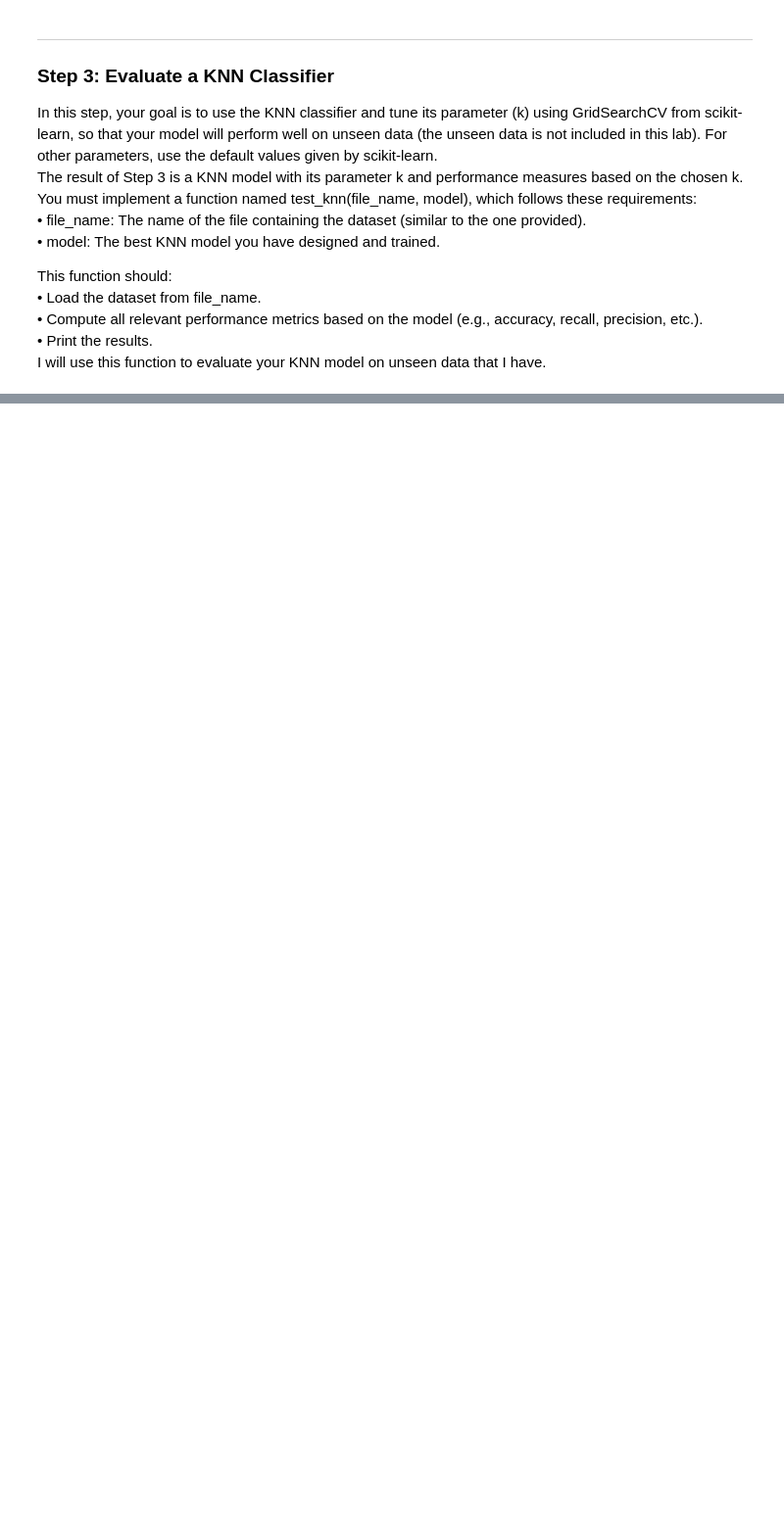
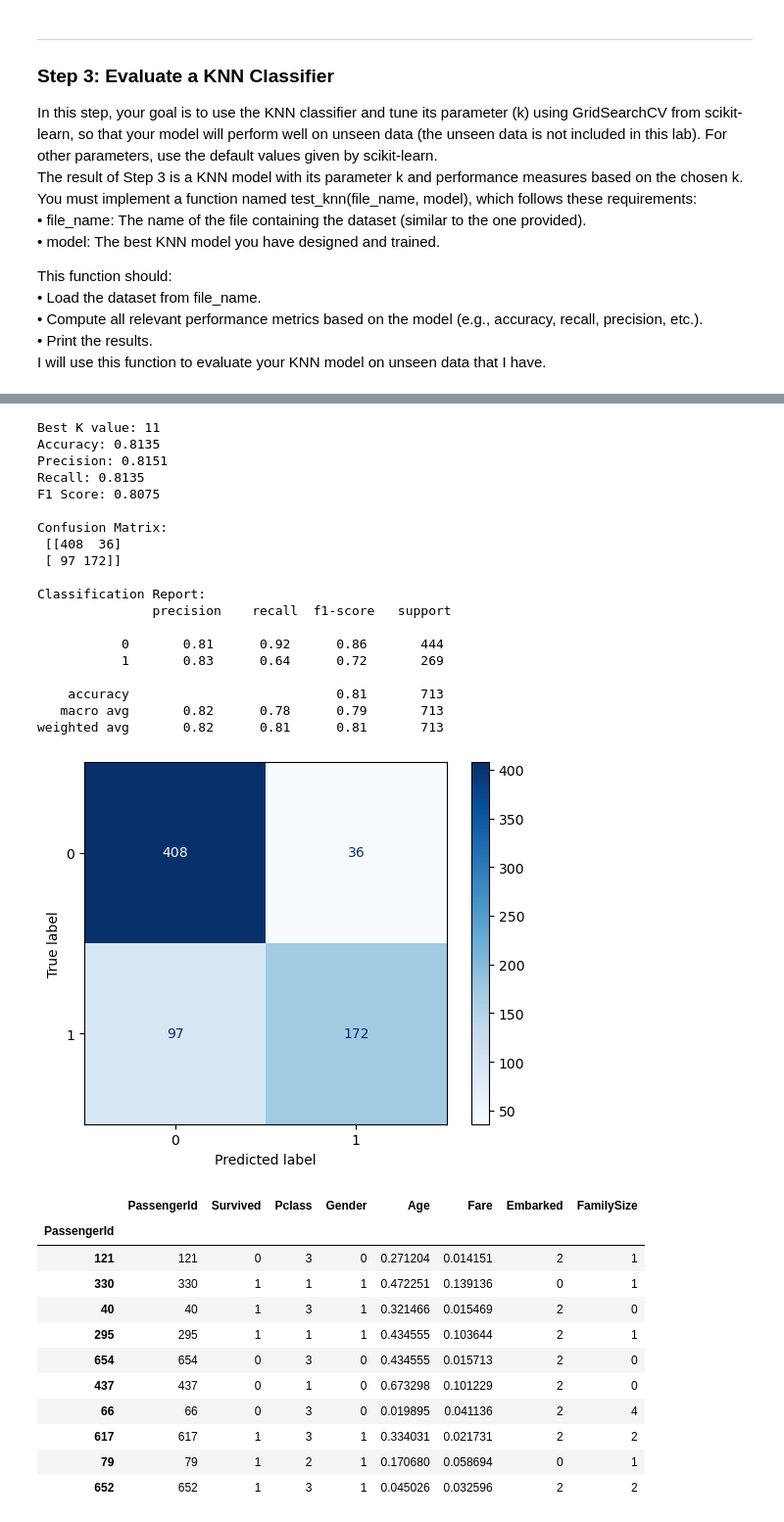
Before and after one commit to NolanMM/PROG74000-25W-Sec1-Applications-of-Artificial-Intelligence-and-Machine-Learning, a Jupyter notebook: Assignment_3/Assignment_3.ipynb, the cells around one changed output, grey strips where cells are left out. Shown at 98% size. Cells and saved outputs as stored; diff of their text form; code cells hidden in the pictures; blank space fills up the shorter version.

Commit message:
Step 4 & code refactoring

```diff
--- a/Assignment_3/Assignment_3.ipynb
+++ b/Assignment_3/Assignment_3.ipynb
@@ -632,3 +586,42 @@ For example, when doing 'df[col].method(value, inplace=True)', try using 'df.met
+# %%
+knn_classifier = step_3_knn_classifier(scaled_filled_handled_cate_df)
+knn_model = knn_classifier.get_best_knn_model()
+knn_classifier.test_knn("./Dataset/dataset.csv", knn_model)
+
+scaled_filled_handled_cate_df.head(10)
+# %% [output]
+Best K value: 11
+Accuracy: 0.8135
+Precision: 0.8151
+Recall: 0.8135
+F1 Score: 0.8075
+
+Confusion Matrix:
+ [[408  36]
+ [ 97 172]]
+
+Classification Report:
+               precision    recall  f1-score   support
+
+           0       0.81      0.92      0.86       444
+           1       0.83      0.64      0.72       269
+
+    accuracy                           0.81       713
+   macro avg       0.82      0.78      0.79       713
+weighted avg       0.82      0.81      0.81       713
+[figure, added]
+|  | PassengerId | Survived | Pclass | Gender | Age | Fare | Embarked | FamilySize |
+| PassengerId |  |  |  |  |  |  |  |  |
+| 121 | 121 | 0 | 3 | 0 | 0.271204 | 0.014151 | 2 | 1 |
+| 330 | 330 | 1 | 1 | 1 | 0.472251 | 0.139136 | 0 | 1 |
+| 40 | 40 | 1 | 3 | 1 | 0.321466 | 0.015469 | 2 | 0 |
+| 295 | 295 | 1 | 1 | 1 | 0.434555 | 0.103644 | 2 | 1 |
+| 654 | 654 | 0 | 3 | 0 | 0.434555 | 0.015713 | 2 | 0 |
+| 437 | 437 | 0 | 1 | 0 | 0.673298 | 0.101229 | 2 | 0 |
+| 66 | 66 | 0 | 3 | 0 | 0.019895 | 0.041136 | 2 | 4 |
+| 617 | 617 | 1 | 3 | 1 | 0.334031 | 0.021731 | 2 | 2 |
+| 79 | 79 | 1 | 2 | 1 | 0.170680 | 0.058694 | 0 | 1 |
+| 652 | 652 | 1 | 3 | 1 | 0.045026 | 0.032596 | 2 | 2 |
 # %% [markdown]
 ---
 
```
Also changed, not shown: parts of 8 cells of this notebook.
